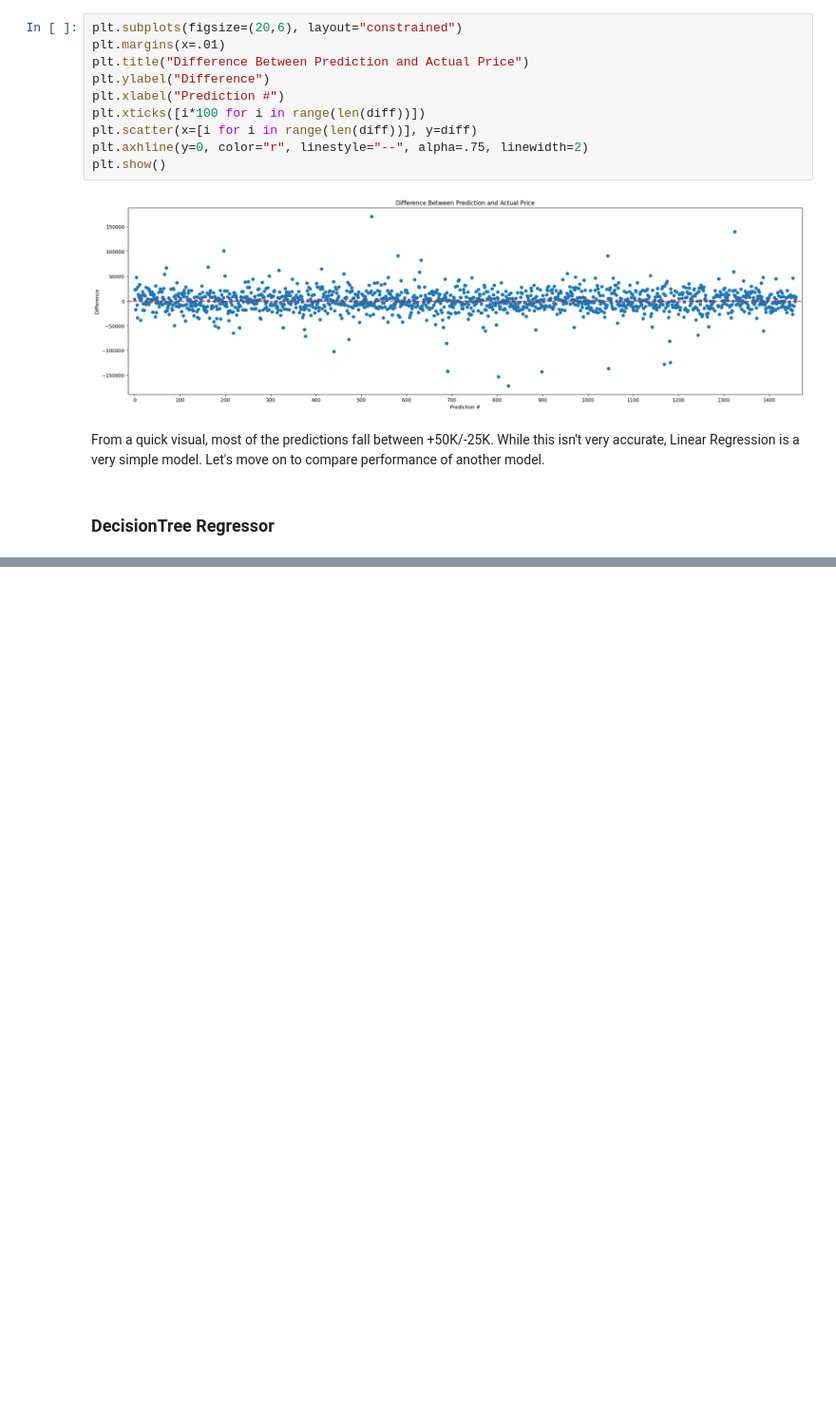
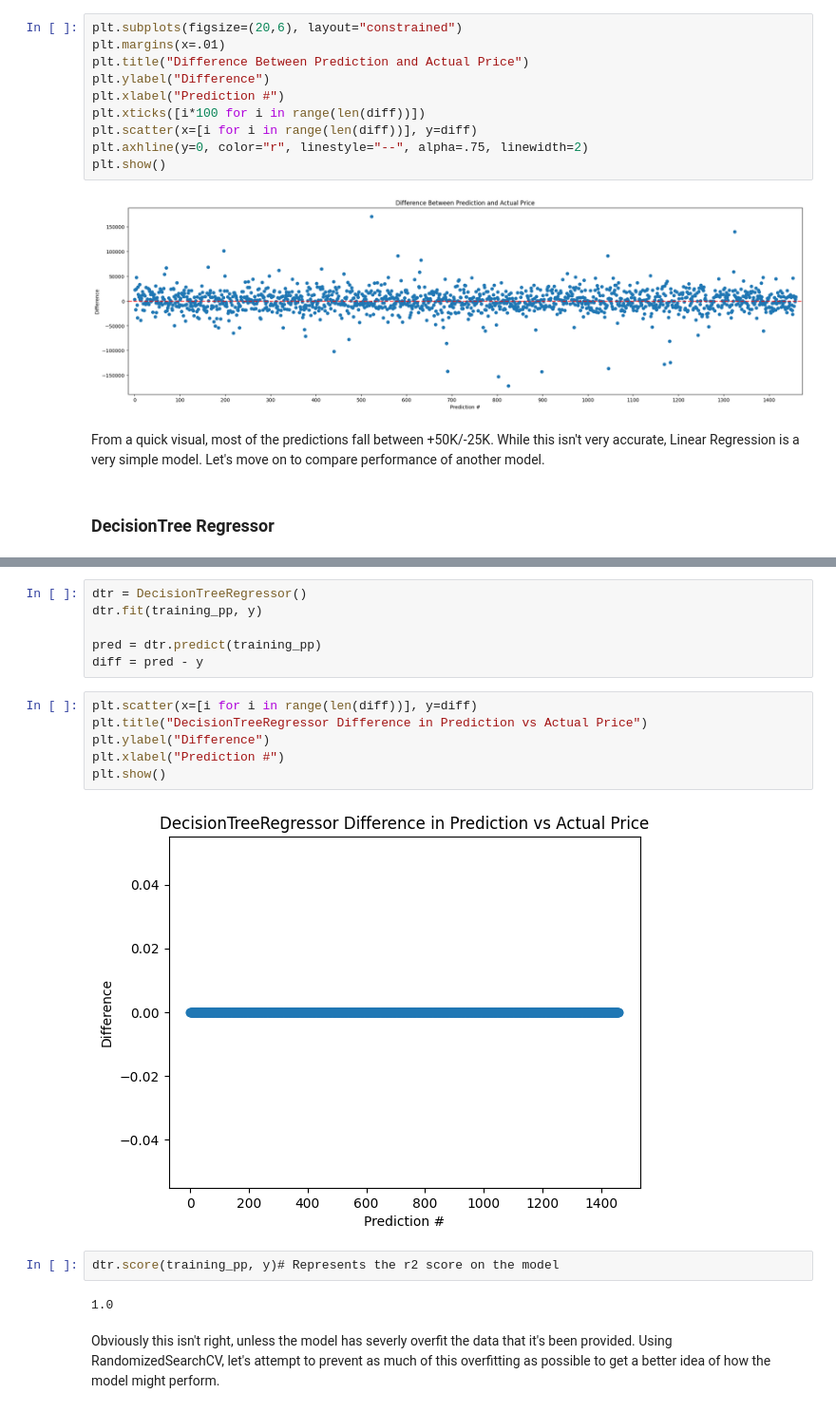
Before and after one commit to ddavidbailey/housing_prices, a Jupyter notebook: notebooks/04_training_and_comparison.ipynb, the cells around one changed output, grey strips where cells are left out. Shown at 95% size. Drawn from its saved outputs; the diff is of its cells as text; blank space fills up the shorter version.

```diff
--- a/notebooks/04_training_and_comparison.ipynb
+++ b/notebooks/04_training_and_comparison.ipynb
@@ -200,0 +204,20 @@ plt.show()
+# %%
+dtr = DecisionTreeRegressor()
+dtr.fit(training_pp, y)
+
+pred = dtr.predict(training_pp)
+diff = pred - y
+# %%
+plt.scatter(x=[i for i in range(len(diff))], y=diff)
+plt.title("DecisionTreeRegressor Difference in Prediction vs Actual Price")
+plt.ylabel("Difference")
+plt.xlabel("Prediction #")
+plt.show()
+# %% [output]
+[figure, added]
+# %%
+dtr.score(training_pp, y)# Represents the r2 score on the model
+# %% [output]
+1.0
+# %% [markdown]
+Obviously this isn't right, unless the model has severly overfit the data that it's been provided. Using RandomizedSearchCV, let's attempt to prevent as much of this overfitting as possible to get a better idea of how the model might perform.
```
Also changed, not shown: parts of 12 cells of this notebook.
